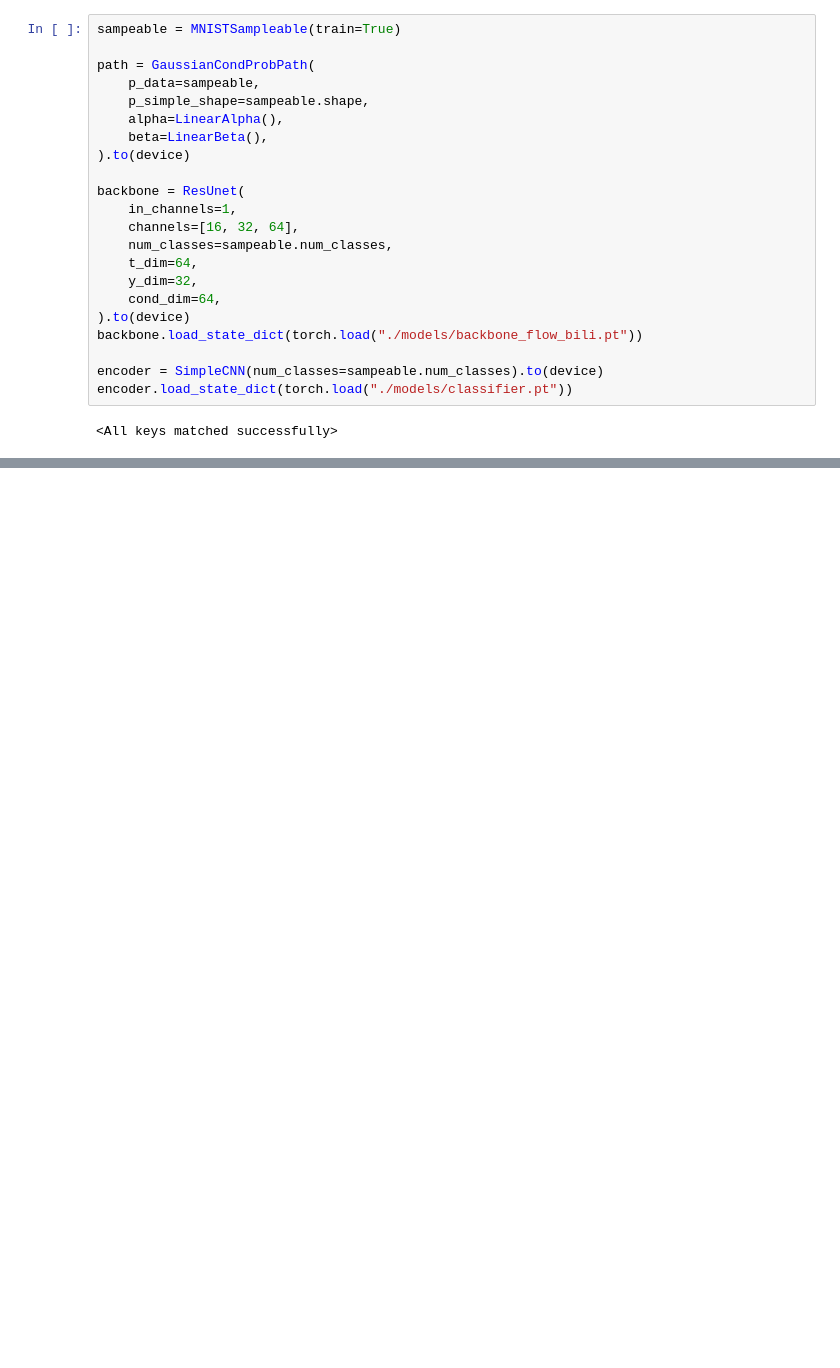
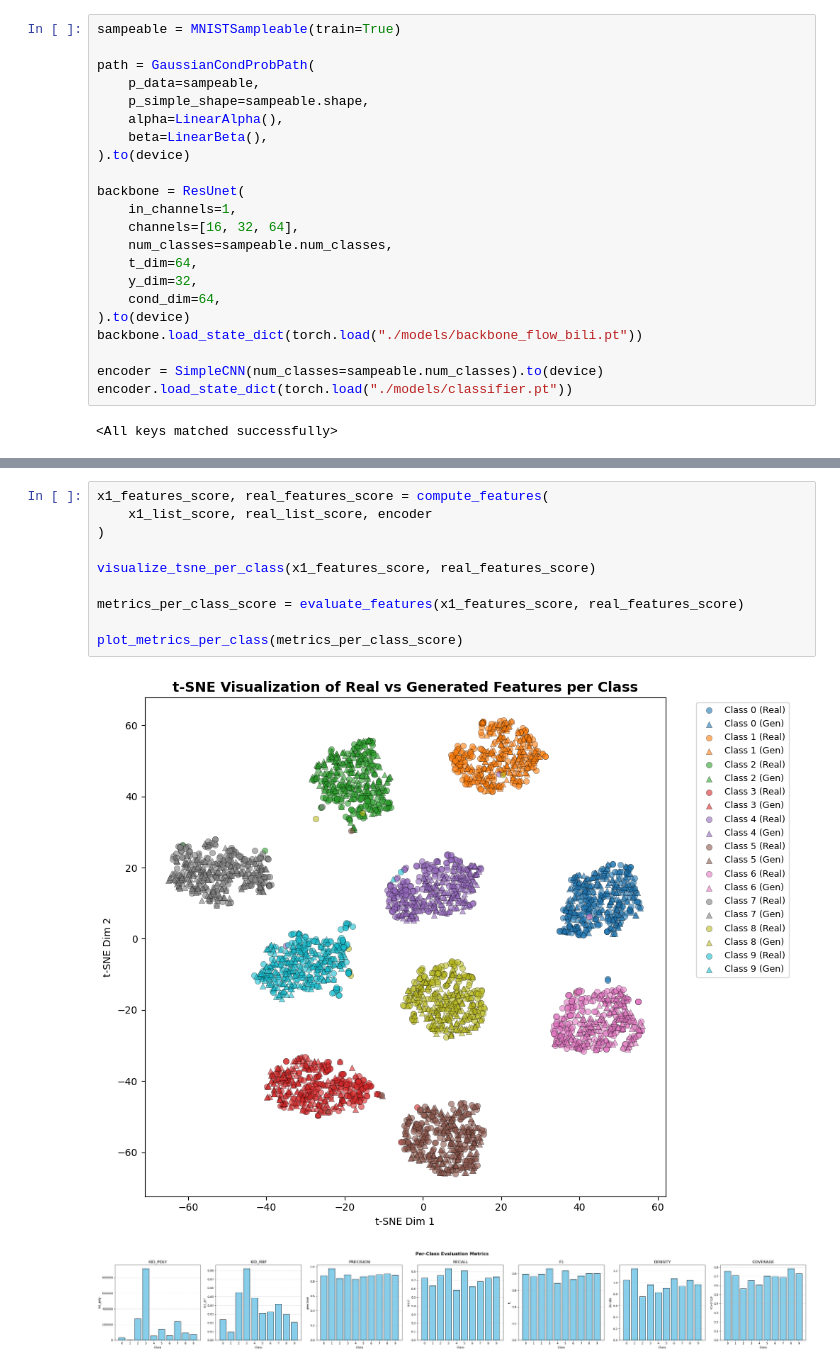
Before and after one commit to chookcurry/flow-matching, a Jupyter notebook: notebooks/mnist/evaluate_flow.ipynb, the cells around one changed output, grey strips where cells are left out. Saved outputs shown, nothing was run; the diff lists cells and outputs as text; blank space fills up the shorter version.

```diff
--- a/notebooks/mnist/evaluate_flow.ipynb
+++ b/notebooks/mnist/evaluate_flow.ipynb
@@ -131,0 +124,13 @@ plt.show()
+# %%
+x1_features_score, real_features_score = compute_features(
+    x1_list_score, real_list_score, encoder
+)
+
+visualize_tsne_per_class(x1_features_score, real_features_score)
+
+metrics_per_class_score = evaluate_features(x1_features_score, real_features_score)
+
+plot_metrics_per_class(metrics_per_class_score)
+# %% [output]
+[figure, added]
+[figure, added]
```
Also changed, not shown: parts of 6 cells of this notebook, 4 other files.
